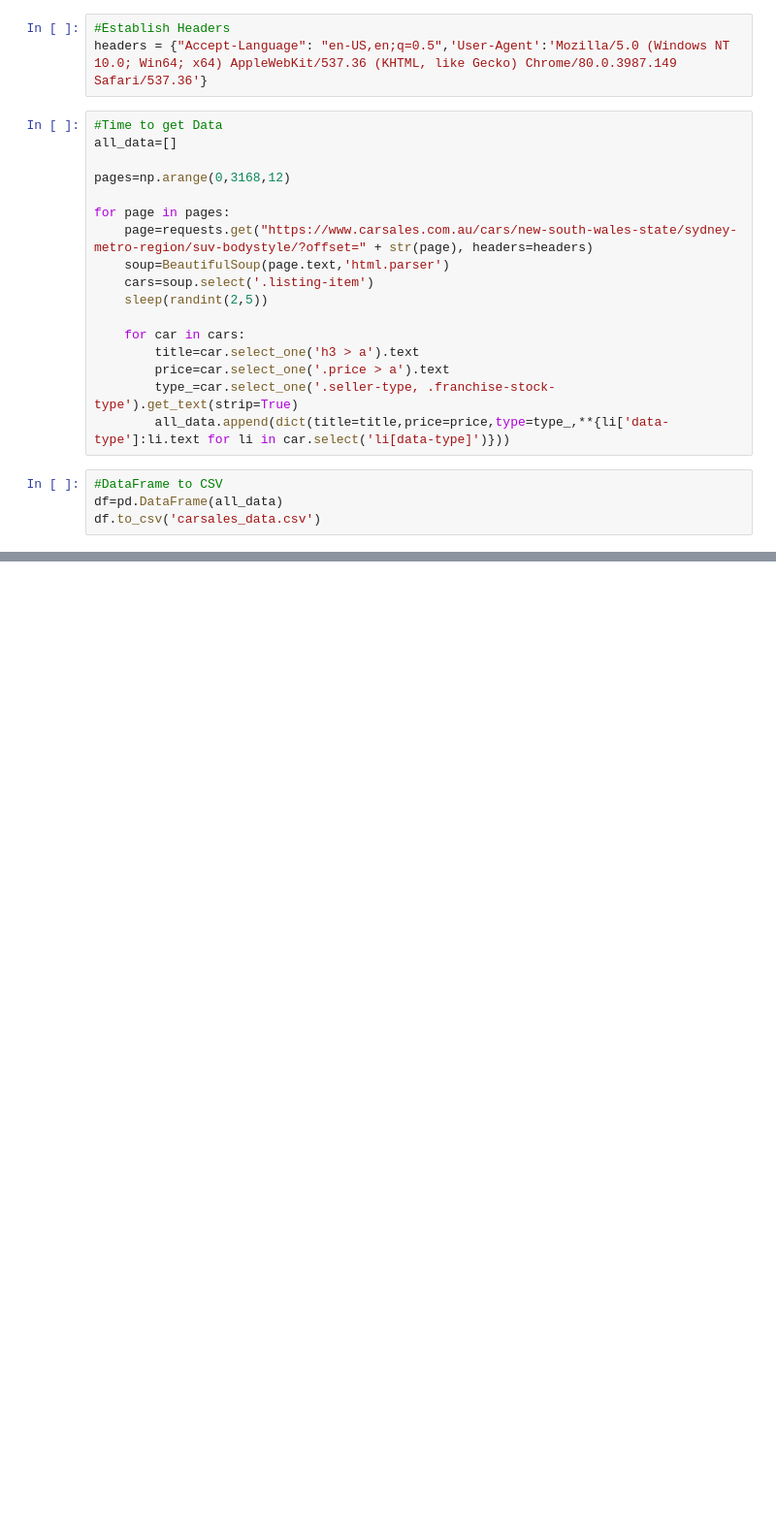
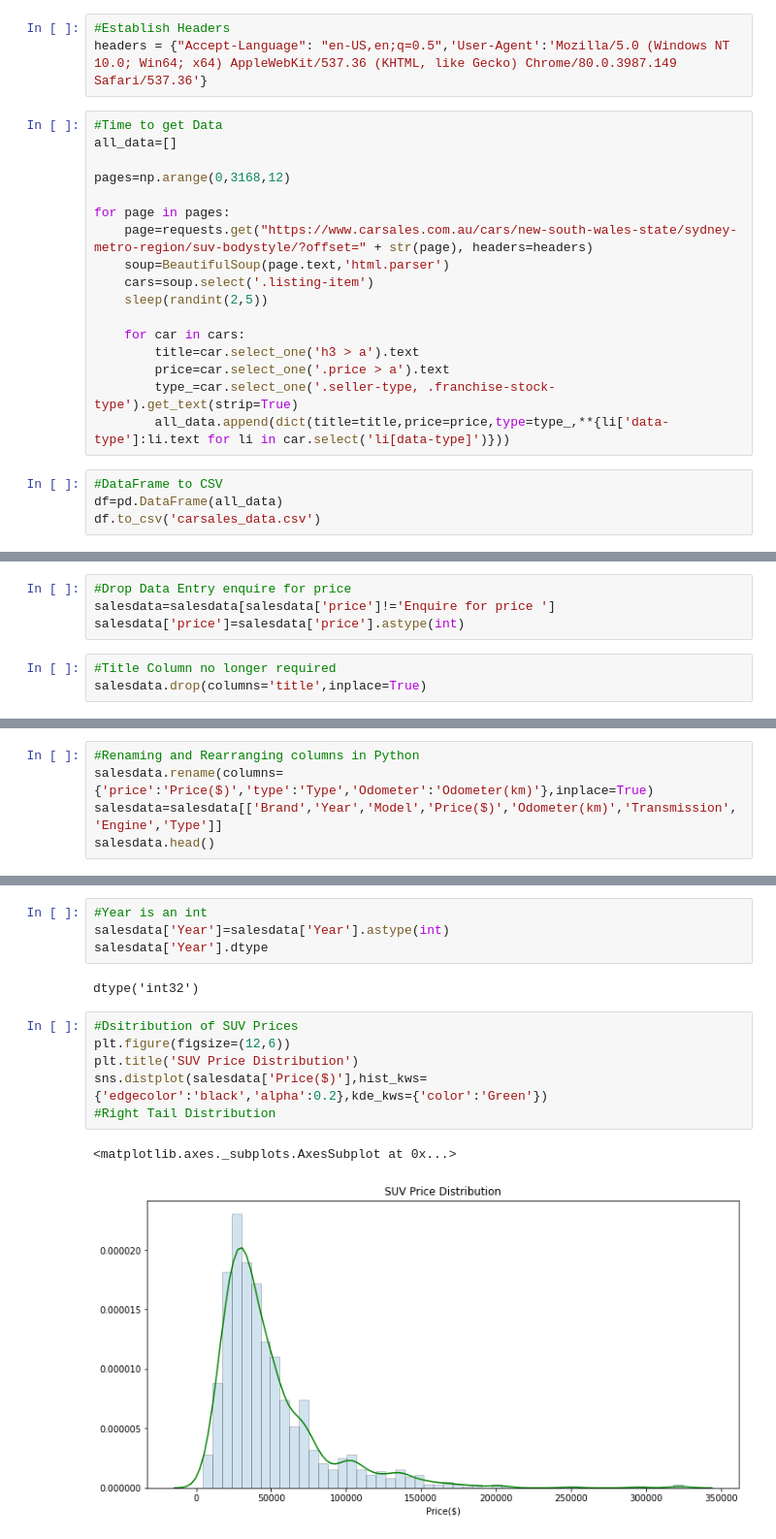
Before and after one commit to jacobpalinski/SUV-s-for-Sale, a Jupyter notebook: Sydney SUV prices.ipynb, the cells around one changed output, grey strips where cells are left out. Shown at 97% size. Saved outputs shown, nothing was run; the diff lists cells and outputs as text; blank space fills up the shorter version.

```diff
--- a/Sydney SUV prices.ipynb
+++ b/Sydney SUV prices.ipynb
@@ -33,0 +205,7 @@ df.to_csv('carsales_data.csv')
+# %%
+#Drop Data Entry enquire for price
+salesdata=salesdata[salesdata['price']!='Enquire for price ']
+salesdata['price']=salesdata['price'].astype(int)
+# %%
+#Title Column no longer required
+salesdata.drop(columns='title',inplace=True)
@@ -33,0 +221,5 @@ df.to_csv('carsales_data.csv')
+# %%
+#Renaming and Rearranging columns in Python
+salesdata.rename(columns={'price':'Price($)','type':'Type','Odometer':'Odometer(km)'},inplace=True)
+salesdata=salesdata[['Brand','Year','Model','Price($)','Odometer(km)','Transmission','Engine','Type']]
+salesdata.head()
@@ -33,0 +246,15 @@ df.to_csv('carsales_data.csv')
+# %%
+#Year is an int
+salesdata['Year']=salesdata['Year'].astype(int)
+salesdata['Year'].dtype
+# %% [output]
+dtype('int32')
+# %%
+#Dsitribution of SUV Prices
+plt.figure(figsize=(12,6))
+plt.title('SUV Price Distribution')
+sns.distplot(salesdata['Price($)'],hist_kws={'edgecolor':'black','alpha':0.2},kde_kws={'color':'Green'})
+#Right Tail Distribution
+# %% [output]
+<matplotlib.axes._subplots.AxesSubplot at 0x...>
+[figure, added]
```
Also changed, not shown: parts of 33 cells of this notebook.
